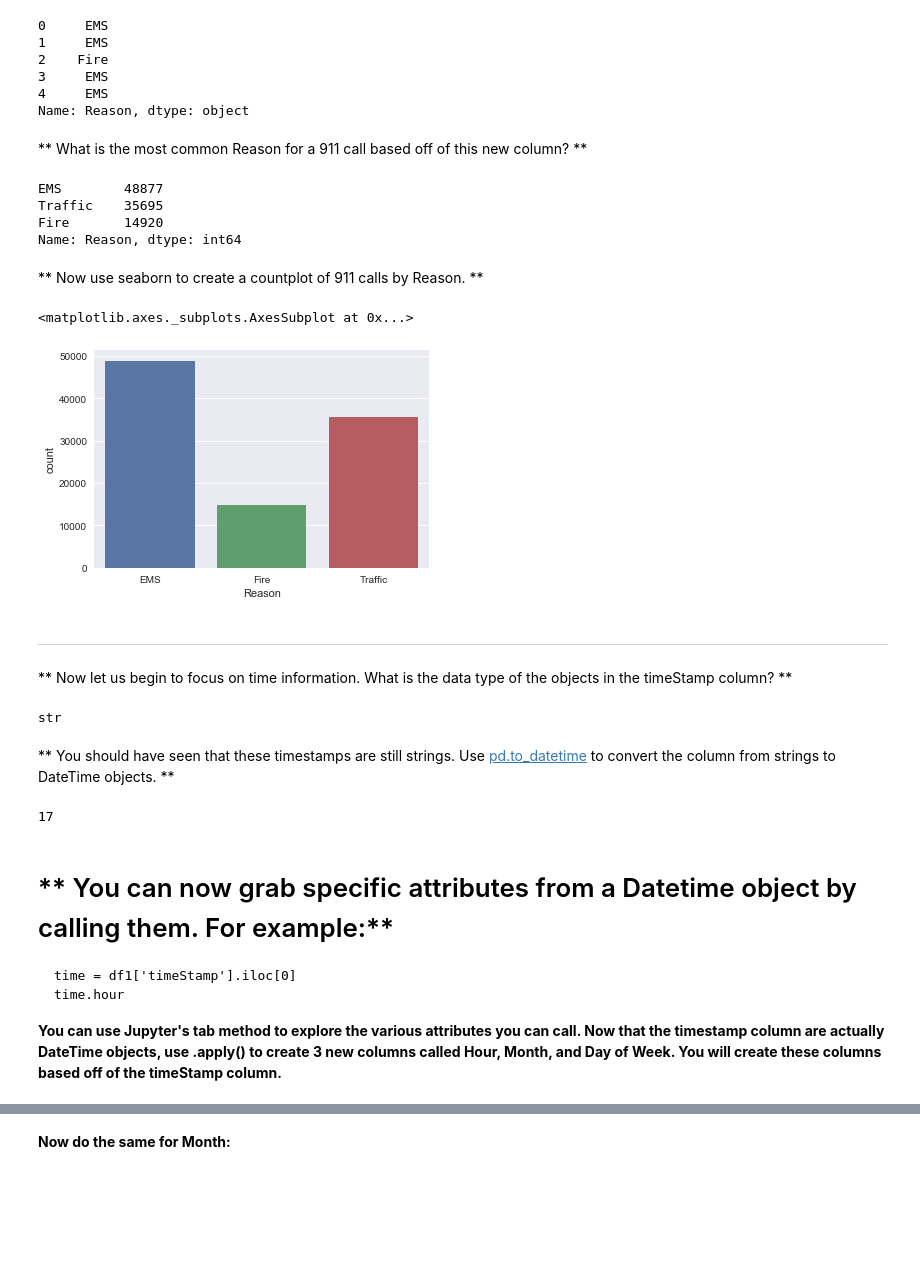
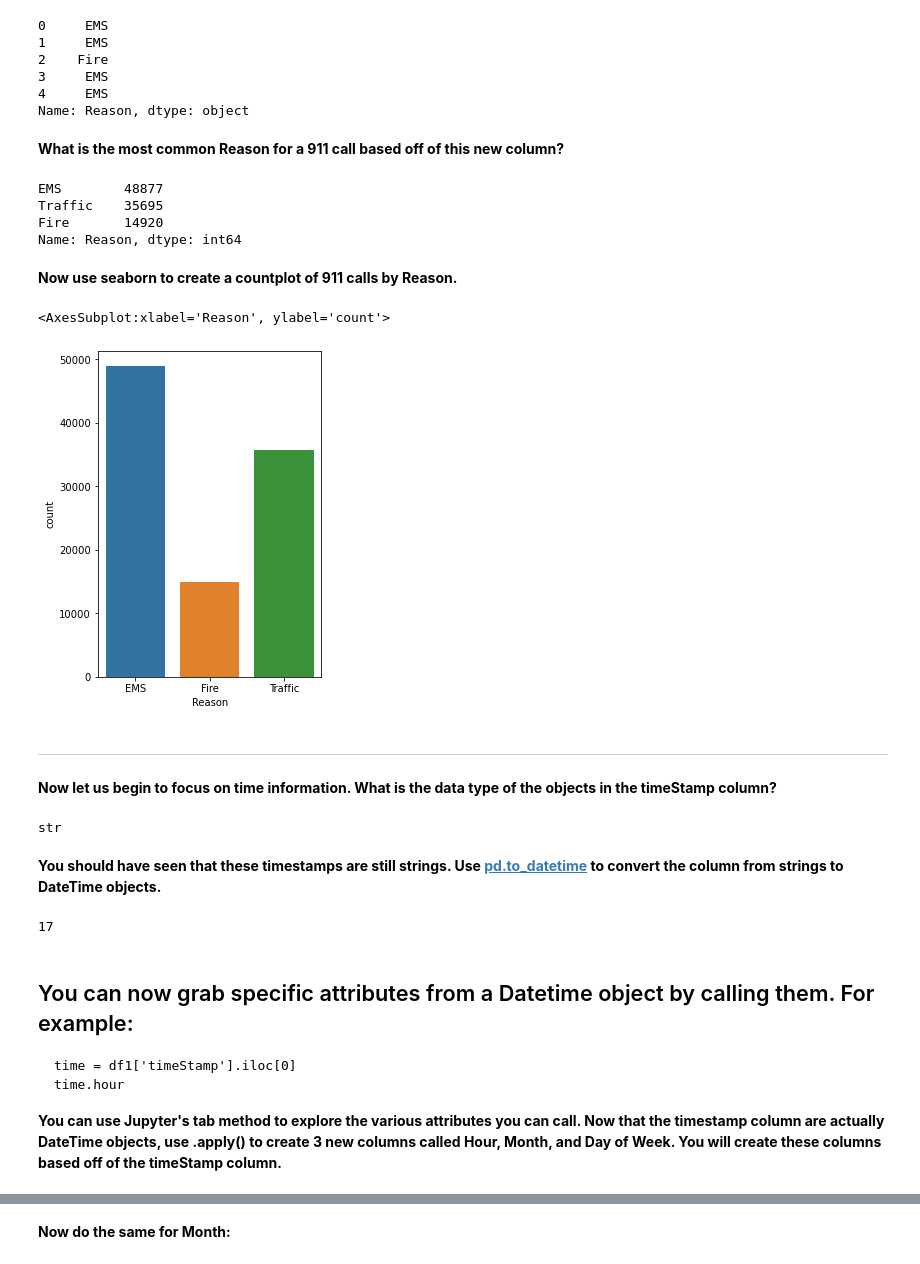
Before and after one commit to shoaibb/911-Calls-Data-Analysis, a Jupyter notebook: 911 Calls Data Project.ipynb, the cells around one changed output, grey strips where cells are left out. Saved outputs shown, nothing was run; the diff lists cells and outputs as text; code cells hidden in the pictures; blank space fills up the shorter version.

```diff
--- a/911 Calls Data Project.ipynb
+++ b/911 Calls Data Project.ipynb
@@ -25,5 +25,6 @@ import pandas as pd
 # %%
 import matplotlib.pyplot as plt
 import seaborn as sns
-% matplotlib inline
+%matplotlib inline
+plt.rcParams["figure.figsize"] = (15,10)
 # %% [markdown]
@@ -112,7 +115,7 @@ df1['Reason'].head()
 4     EMS
 Name: Reason, dtype: object
 # %% [markdown]
-** What is the most common Reason for a 911 call based off of this new column? **
+**What is the most common Reason for a 911 call based off of this new column?**
 # %%
 df1['Reason'].value_counts()
 # %% [output]
@@ -121,21 +124,22 @@ Traffic    35695
 Fire       14920
 Name: Reason, dtype: int64
 # %% [markdown]
-** Now use seaborn to create a countplot of 911 calls by Reason. **
+**Now use seaborn to create a countplot of 911 calls by Reason.**
 # %%
+plt.figure(figsize=(4,6))
 sns.countplot(x='Reason', data=df1)
 # %% [output]
-<matplotlib.axes._subplots.AxesSubplot at 0x...>
+<AxesSubplot:xlabel='Reason', ylabel='count'>
-[figure, old version]
+[figure, new version]
 # %% [markdown]
 ___
-** Now let us begin to focus on time information. What is the data type of the objects in the timeStamp column? **
+**Now let us begin to focus on time information. What is the data type of the objects in the timeStamp column?**
 # %%
 type(df1['timeStamp'][0])
 # %% [output]
 str
 # %% [markdown]
-** You should have seen that these timestamps are still strings. Use [pd.to_datetime](http://pandas.pydata.org/pandas-docs/stable/generated/pandas.to_datetime.html) to convert the column from strings to DateTime objects. **
+**You should have seen that these timestamps are still strings. Use [pd.to_datetime](http://pandas.pydata.org/pandas-docs/stable/generated/pandas.to_datetime.html) to convert the column from strings to DateTime objects.**
 # %%
 df1['timeStamp'] = pd.to_datetime(df1['timeStamp'])
 time = df1['timeStamp'].iloc[0]
@@ -143,7 +147,7 @@ time.hour
 # %% [output]
 17
 # %% [markdown]
-# ** You can now grab specific attributes from a Datetime object by calling them. For example:**
+## You can now grab specific attributes from a Datetime object by calling them. For example:
 
     time = df1['timeStamp'].iloc[0]
     time.hour
```
Also changed, not shown: parts of 37 cells of this notebook, 1 other file.
